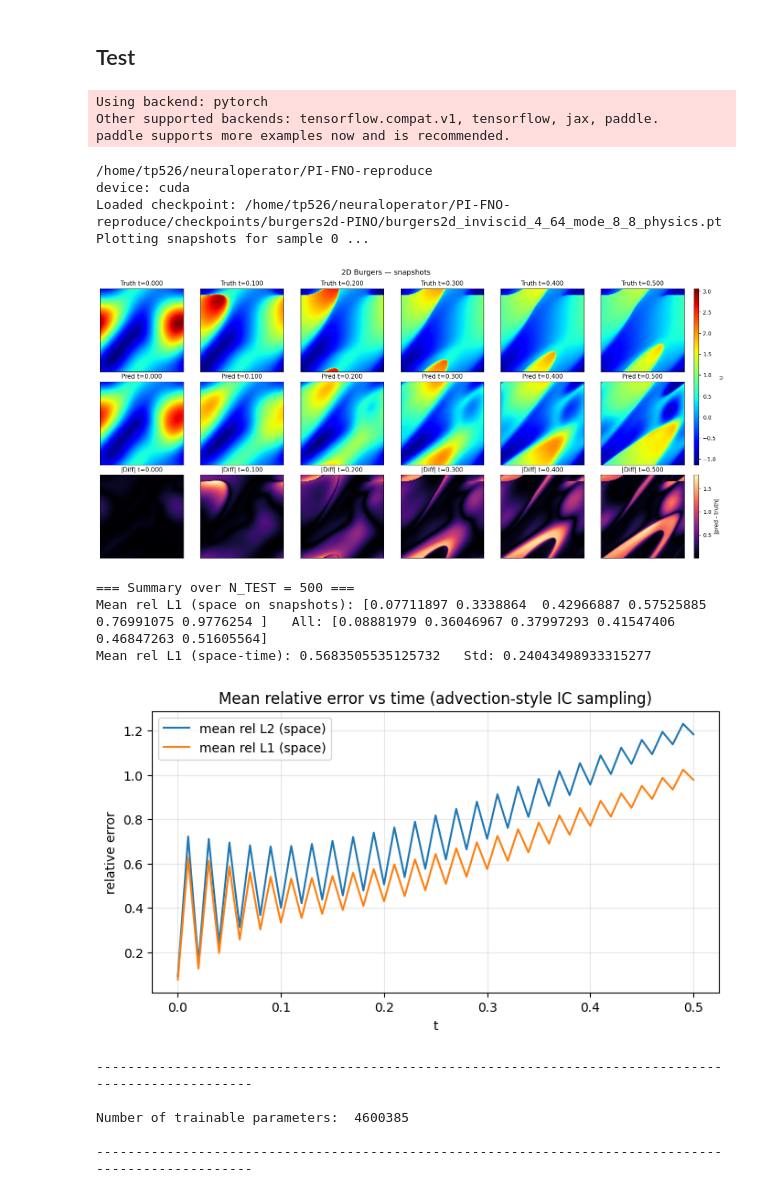
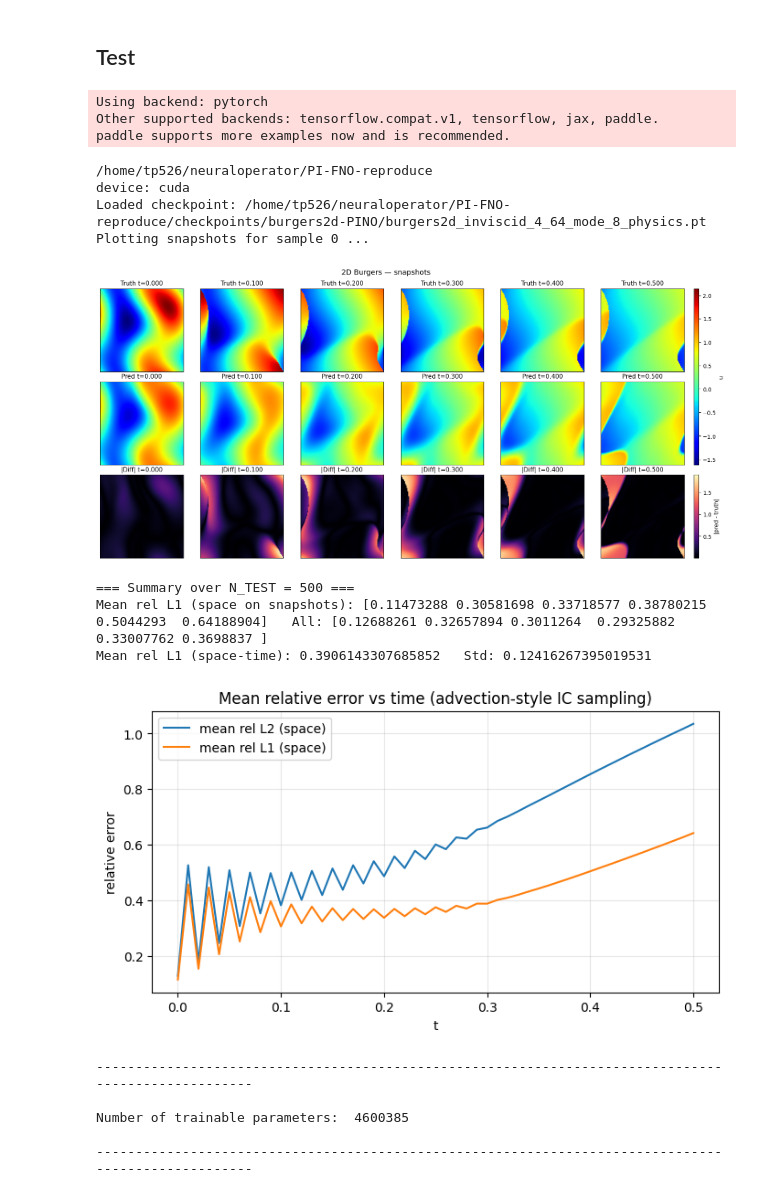
Before and after one commit to nhungpham-418/PI-FNO-reproduce, a Jupyter notebook: Results/test_2d_burgers_xy100_physics.ipynb, the cells around one changed output. Saved outputs shown, nothing was run; the diff lists cells and outputs as text; code cells hidden in the pictures.

```diff
--- a/Results/test_2d_burgers_xy100_physics.ipynb
+++ b/Results/test_2d_burgers_xy100_physics.ipynb
@@ -243,7 +243,7 @@ device = torch.device('cuda:0' if torch.cuda.is_available() else 'cpu')
 
 # ----------- USER: set these 2 paths -----------
 CONFIG_PATH = "/home/tp526/neuraloperator/PI-FNO-reproduce/configs/pretrain/burgers2d_inviscid_pretrain_data.yaml"   # change
-CKPT_PATH   = "/home/tp526/neuraloperator/PI-FNO-reproduce/checkpoints/burgers2d-PINO/burgers2d_inviscid_4_64_mode_8_8_physics.pt"      # change
+CKPT_PATH   = "/home/tp526/neuraloperator/PI-FNO-reproduce/checkpoints/burgers2d-PINO/burgers2d_inviscid_4_64_mode_8_physics.pt"      # change
 
 device = torch.device("cuda" if torch.cuda.is_available() else "cpu")
 print("device:", device)
@@ -264,10 +264,10 @@ assert Nx == Ny, "This evaluation cell assumes square grid (nx==ny)."
 
 # ---------- build model ----------
 model = FNO3d(
-    modes1=[8, 8, 4, 4], #[8, 4, 4], #[16, 16, 12, 12], #mcfg["modes1"],
-    modes2=[8, 8, 4, 4], #[8, 4, 4], #[16, 16, 12, 12], #mcfg["modes2"],
-    modes3=[8, 8, 4, 4], #[8, 4, 4], #[12, 8, 8, 6], #mcfg["modes3"],
-    fc_dim=128, #100, #mcfg["fc_dim"],
+    modes1=[8, 4, 4],#[8, 8, 4, 4], #[8, 4, 4], #[16, 16, 12, 12], #mcfg["modes1"],
+    modes2=[8, 4, 4], #[8, 8, 4, 4], #[8, 4, 4], #[16, 16, 12, 12], #mcfg["modes2"],
+    modes3=[8, 4, 4], #[8, 8, 4, 4], # #[12, 8, 8, 6], #mcfg["modes3"],
+    fc_dim=100, #128, #100, #mcfg["fc_dim"],
     layers=[64, 64, 64, 64]#[64, 64, 64] #[64, 64, 64, 64, 64] #mcfg["layers"],
 ).to(device)
 
@@ -474,39 +474,39 @@ with torch.no_grad():
                 title_prefix="2D Burgers — snapshots"
             )
 
 
 l2_all = np.array(l2_all)
 l1_all = np.array(l1_all)
 l2_time = np.array(l2_time)  # (N_TEST,Nt)
 l1_time = np.array(l1_time)
 
 l1_time_err = np.array(l1_time_err)
 
 print("\n=== Summary over N_TEST =", N_TEST, "===")
 print("Mean rel L1 (space on snapshots):", l1_time.mean(axis=0)[::10], "  All:", l1_time_err.mean(axis=0)[::10])
 print("Mean rel L1 (space-time):", float(l1_all.mean()), "  Std:", float(l1_all.std()))
 
 plt.figure(figsize=(8,4))
 plt.plot(t_grid, l2_time.mean(axis=0), label="mean rel L2 (space)")
 plt.plot(t_grid, l1_time.mean(axis=0), label="mean rel L1 (space)")
 plt.xlabel("t"); plt.ylabel("relative error")
 plt.title("Mean relative error vs time (advection-style IC sampling)")
 plt.grid(True, alpha=0.3)
 plt.legend()
 plt.show()
 # %% [output]
 Using backend: pytorch
 Other supported backends: tensorflow.compat.v1, tensorflow, jax, paddle.
 paddle supports more examples now and is recommended.
 /home/tp526/neuraloperator/PI-FNO-reproduce
 device: cuda
-Loaded checkpoint: /home/tp526/neuraloperator/PI-FNO-reproduce/checkpoints/burgers2d-PINO/burgers2d_inviscid_4_64_mode_8_8_physics.pt
+Loaded checkpoint: /home/tp526/neuraloperator/PI-FNO-reproduce/checkpoints/burgers2d-PINO/burgers2d_inviscid_4_64_mode_8_physics.pt
 Plotting snapshots for sample 0 ...
-[figure, old version]
+[figure, new version]
 === Summary over N_TEST = 500 ===
-Mean rel L1 (space on snapshots): [0.07711897 0.3338864  0.42966887 0.57525885 0.76991075 0.9776254 ]   All: [0.08881979 0.36046967 0.37997293 0.41547406 0.46847263 0.51605564]
-Mean rel L1 (space-time): 0.5683505535125732   Std: 0.24043498933315277
+Mean rel L1 (space on snapshots): [0.11473288 0.30581698 0.33718577 0.38780215 0.5044293  0.64188904]   All: [0.12688261 0.32657894 0.3011264  0.29325882 0.33007762 0.3698837 ]
+Mean rel L1 (space-time): 0.3906143307685852   Std: 0.12416267395019531
-[figure, old version]
+[figure, new version]
 # %%
 print("-" * 100)
 print("\nNumber of trainable parameters: ", sum(p.numel() for p in model.parameters())
```
Also changed, not shown: 21 other files.
